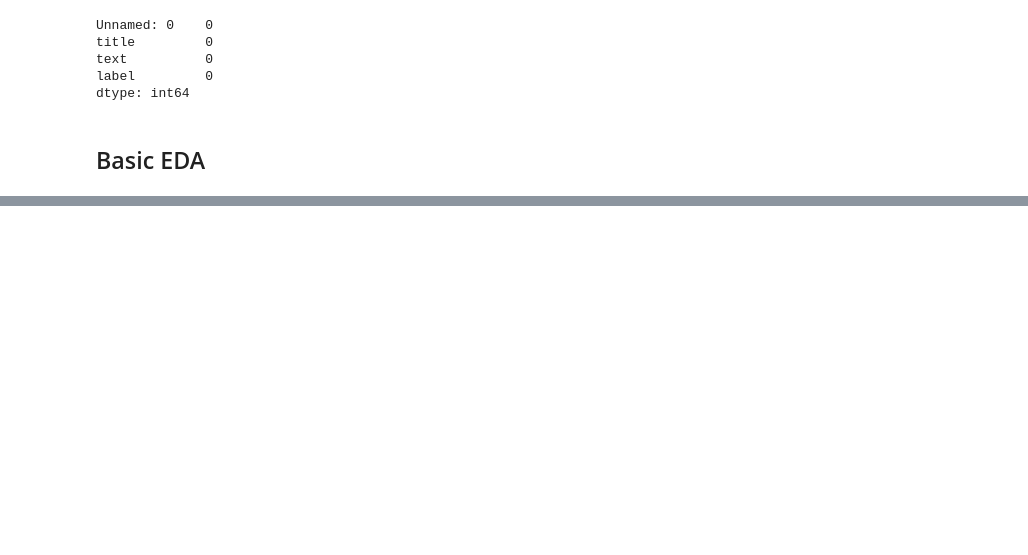
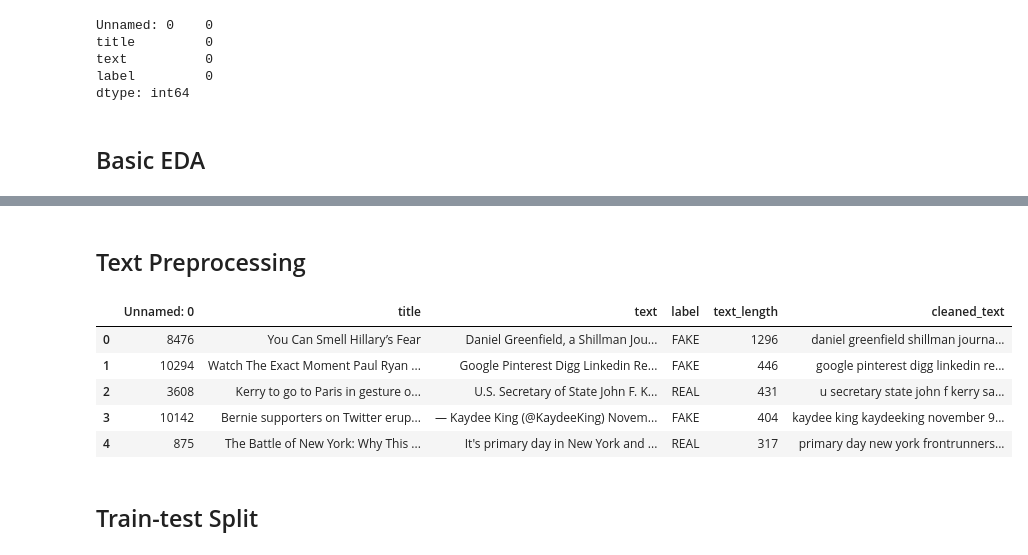
Before and after one commit to AbhishekBiswas-github/Python_Data_Science, a Jupyter notebook: NLP Projects/Untitled.ipynb, the cells around one changed output, grey strips where cells are left out. Cells and saved outputs as stored; diff of their text form; code cells hidden in the pictures; blank space fills up the shorter version.

```diff
--- a/NLP Projects/Untitled.ipynb
+++ b/NLP Projects/Untitled.ipynb
@@ -90,0 +91,28 @@ plt.show()
+# %% [markdown]
+## Text Preprocessing
+# %%
+lemmatizer = WordNetLemmatizer()
+en_stopwords = stopwords.words('english')
+
+def clean_text(text):
+    text = text.lower()
+    text = re.sub(r'b(?:https?://|www\.)\S+\b','',text)
+    text = re.sub(r'[^\w\s]','', text)
+    text = [word for word in text.split() if word not in en_stopwords]
+    text = [lemmatizer.lemmatize(word) for word in text]
+
+
+    return ' '.join(text)
+
+data['cleaned_text'] = data['text'].apply(lambda text: clean_text(text))
+
+data.head()
+# %% [output]
+|  | Unnamed: 0 | title | text | label | text_length | cleaned_text |
+| 0 | 8476 | You Can Smell Hillary’s Fear | Daniel Greenfield, a Shillman Jou... | FAKE | 1296 | daniel greenfield shillman journa... |
+| 1 | 10294 | Watch The Exact Moment Paul Ryan ... | Google Pinterest Digg Linkedin Re... | FAKE | 446 | google pinterest digg linkedin re... |
+| 2 | 3608 | Kerry to go to Paris in gesture o... | U.S. Secretary of State John F. K... | REAL | 431 | u secretary state john f kerry sa... |
+| 3 | 10142 | Bernie supporters on Twitter erup... | — Kaydee King (@KaydeeKing) Novem... | FAKE | 404 | kaydee king kaydeeking november 9... |
+| 4 | 875 | The Battle of New York: Why This ... | It's primary day in New York and ... | REAL | 317 | primary day new york frontrunners... |
+# %% [markdown]
+## Train-test Split
```
Also changed, not shown: parts of 13 cells of this notebook.
